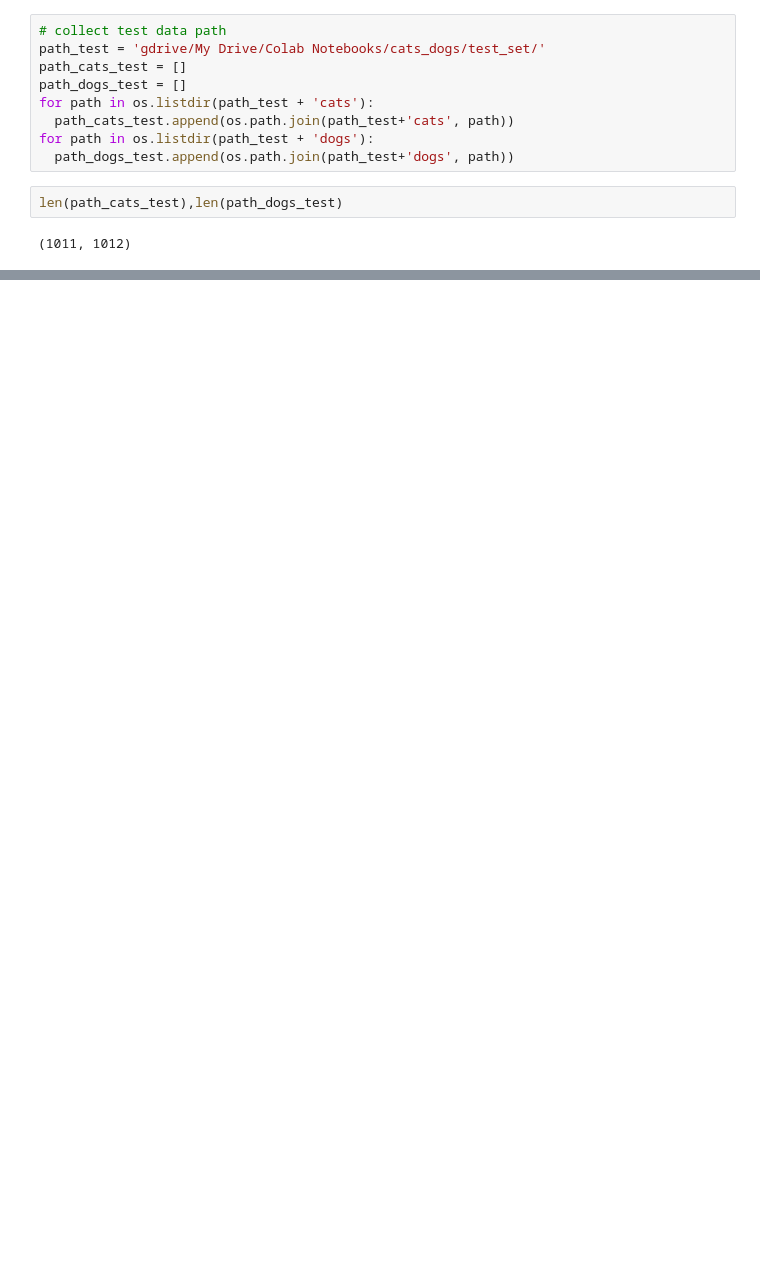
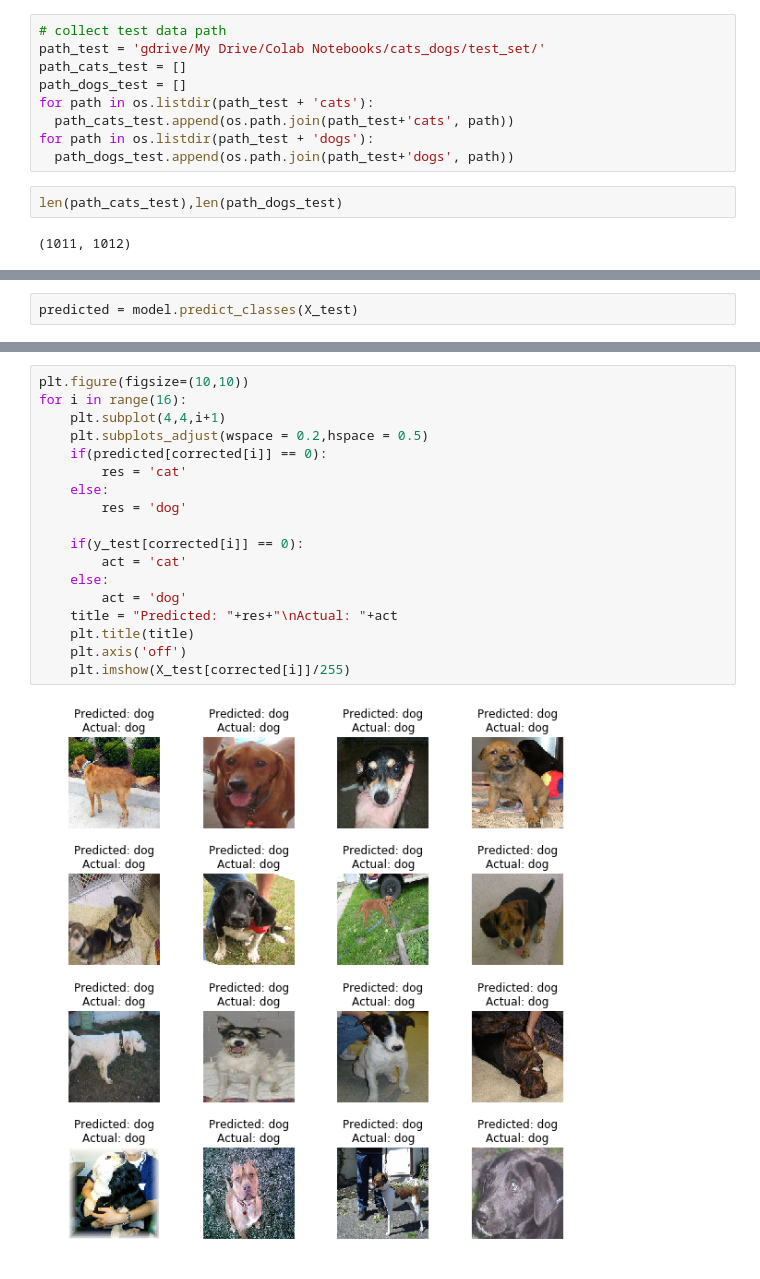
Before and after one commit to PattarapornH/cats-dogs-classifier, a Jupyter notebook: cats_dogs_classifier.ipynb, the cells around one changed output, grey strips where cells are left out. Drawn from its saved outputs; the diff is of its cells as text; blank space fills up the shorter version.

```diff
--- a/cats_dogs_classifier.ipynb
+++ b/cats_dogs_classifier.ipynb
@@ -223,0 +286,2 @@ plt.show()
+# %%
+predicted = model.predict_classes(X_test)
@@ -223,0 +301,20 @@ plt.show()
+# %%
+plt.figure(figsize=(10,10))
+for i in range(16):
+    plt.subplot(4,4,i+1)
+    plt.subplots_adjust(wspace = 0.2,hspace = 0.5)
+    if(predicted[corrected[i]] == 0):
+        res = 'cat'
+    else:
+        res = 'dog'
+
+    if(y_test[corrected[i]] == 0):
+        act = 'cat'
+    else:
+        act = 'dog'
+    title = "Predicted: "+res+"\nActual: "+act
+    plt.title(title)
+    plt.axis('off')
+    plt.imshow(X_test[corrected[i]]/255)
+# %% [output]
+[figure, added]
```
Also changed, not shown: parts of 18 cells of this notebook.
